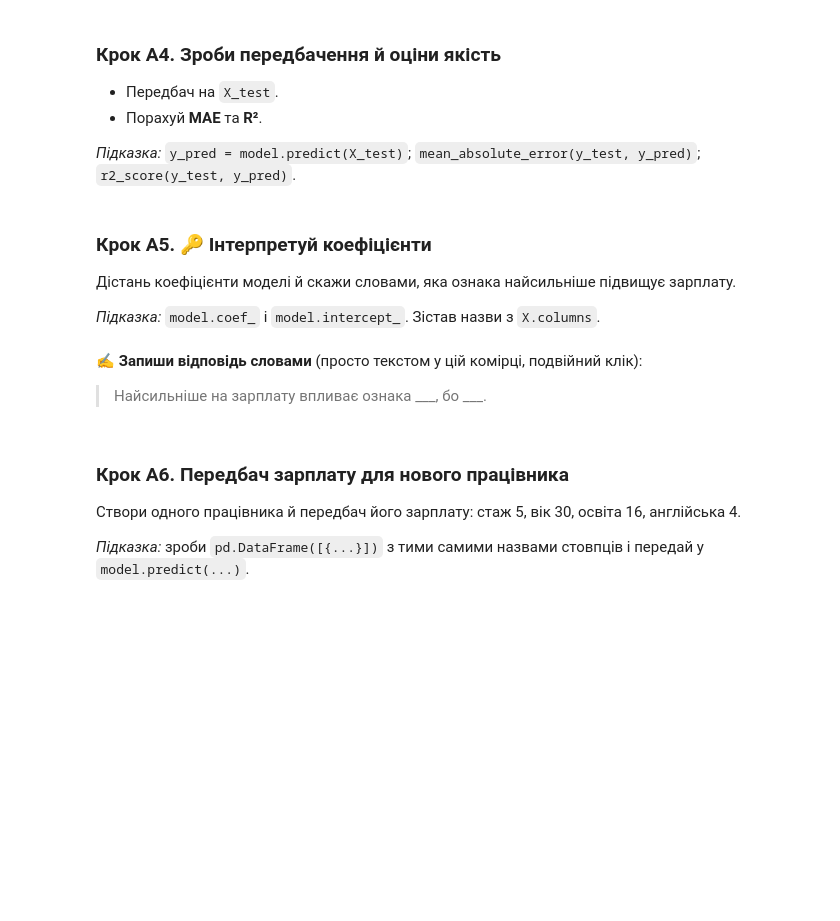
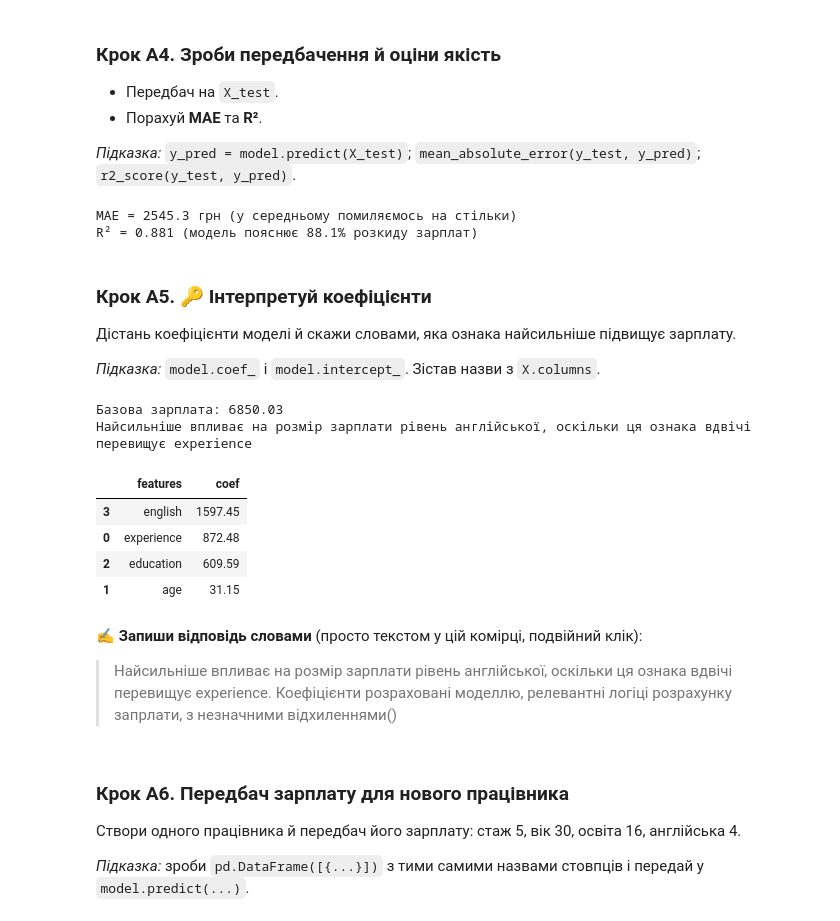
Before and after one commit to NadiiaIvashchuk/Cafe_Sales, a Jupyter notebook: ml_practice_LR&Cl.ipynb, the cells around one changed output. Cells and saved outputs as stored; diff of their text form; code cells hidden in the pictures; blank space fills up the shorter version.

```diff
--- a/ml_practice_LR&Cl.ipynb
+++ b/ml_practice_LR&Cl.ipynb
@@ -98,10 +113,14 @@ print("Частка тих, хто склав іспит:", f"{students_df['pass
 from sklearn.model_selection import train_test_split
 
 # TODO: створи X та y
-X =
-y =
+X = salary_df[['experience', 'age', 'education', 'english']]
+y = salary_df['salary']
 
 # TODO: поділи на X_train, X_test, y_train, y_test
+X_train, X_test, y_train, y_test = train_test_split(
+    X, y,
+    test_size=0.2,
+    random_state=RANDOM_STATE
+)
 
-
-# print("Train:", X_train.shape[0], "| Test:", X_test.shape[0])
+print("Train:", X_train.shape[0], "| Test:", X_test.shape[0])
@@ -113,4 +134,5 @@ y =
 # %%
 from sklearn.linear_model import LinearRegression
 
-# TODO: створи та навчи модель
+model = LinearRegression()
+model.fit(X_train, y_train)
@@ -125,9 +149,17 @@ from sklearn.linear_model import LinearRegression
 from sklearn.metrics import mean_absolute_error, r2_score
 
 # TODO: передбач y_pred
-
+y_pred = model.predict(X_test)
 
 # TODO: порахуй і виведи MAE та R²
+mae = mean_absolute_error(y_test, y_pred)
+r2 = r2_score(y_test, y_pred)
+
+print(f"MAE = {mae:.1f} грн (у середньому помиляємось на стільки)")
+print(f"R² = {r2:.3f} (модель пояснює {r2 * 100:.1f}% розкиду зарплат)")
+# %% [output]
+MAE = 2545.3 грн (у середньому помиляємось на стільки)
+R² = 0.881 (модель пояснює 88.1% розкиду зарплат)
 # %% [markdown]
 ### Крок A5. 🔑 Інтерпретуй коефіцієнти
 Дістань коефіцієнти моделі й скажи словами, яка ознака найсильніше підвищує зарплату.
@@ -138,6 +168,24 @@ from sklearn.metrics import mean_absolute_error, r2_score
+# %%
+# TODO: побудуй таблицю "ознака — коефіцієнт" і відсортуй
+coefs = pd.DataFrame({
+    'features': X.columns,
+    'coef': model.coef_.round(2)
+}).sort_values('coef', key=abs, ascending=False)
+
+print(f"Базова зарплата: {model.intercept_:.2F}")
+print("Найсильніше впливає на розмір зарплати рівень англійської, оскільки ця ознака вдвічі перевищує experience")
+coefs
+# %% [output]
+Базова зарплата: 6850.03
+Найсильніше впливає на розмір зарплати рівень англійської, оскільки ця ознака вдвічі перевищує experience
+|  | features | coef |
+| 3 | english | 1597.45 |
+| 0 | experience | 872.48 |
+| 2 | education | 609.59 |
+| 1 | age | 31.15 |
 # %% [markdown]
 ✍️ **Запиши відповідь словами** (просто текстом у цій комірці, подвійний клік):
-> Найсильніше на зарплату впливає ознака ___, бо ___.
+> Найсильніше впливає на розмір зарплати рівень англійської, оскільки ця ознака вдвічі перевищує experience. Коефіцієнти розраховані моделлю, релевантні логіці розрахунку запрлати, з незначними відхиленнями()
 # %% [markdown]
 ### Крок A6. Передбач зарплату для нового працівника
 Створи одного працівника й передбач його зарплату: стаж 5, вік 30, освіта 16, англійська 4.
```
Also changed, not shown: parts of 17 cells of this notebook.
